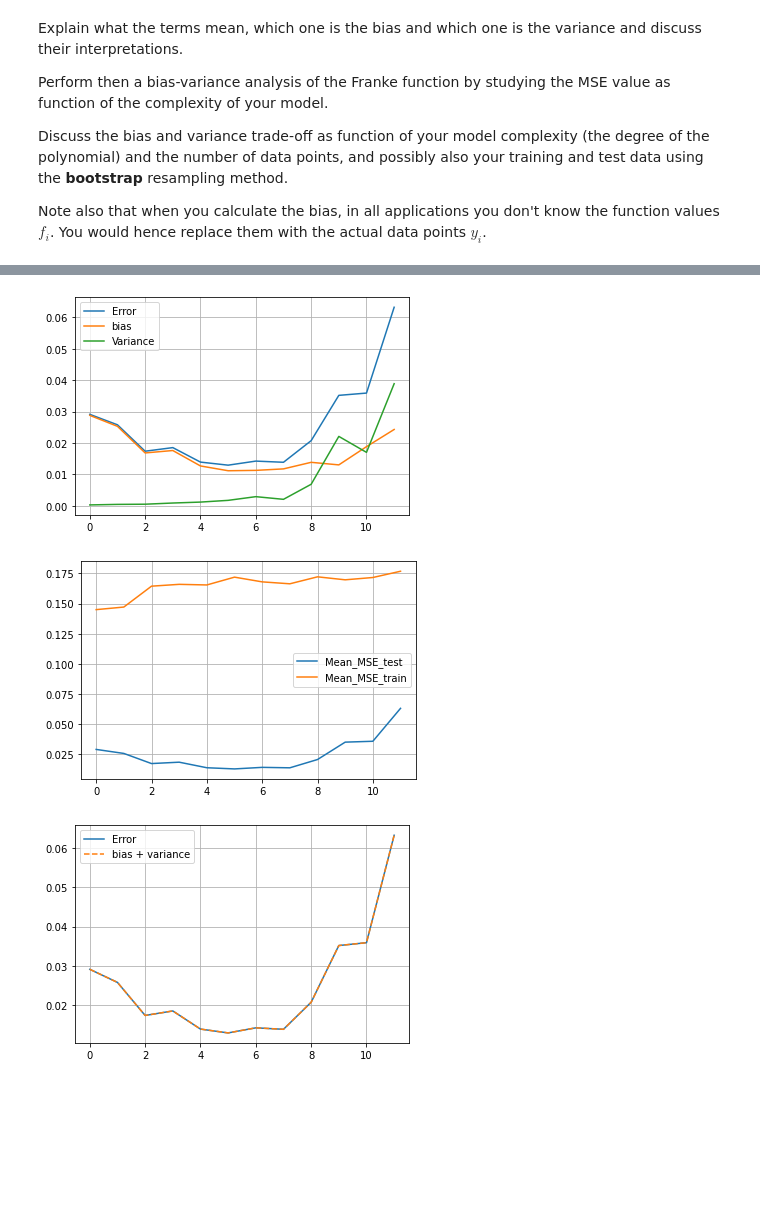
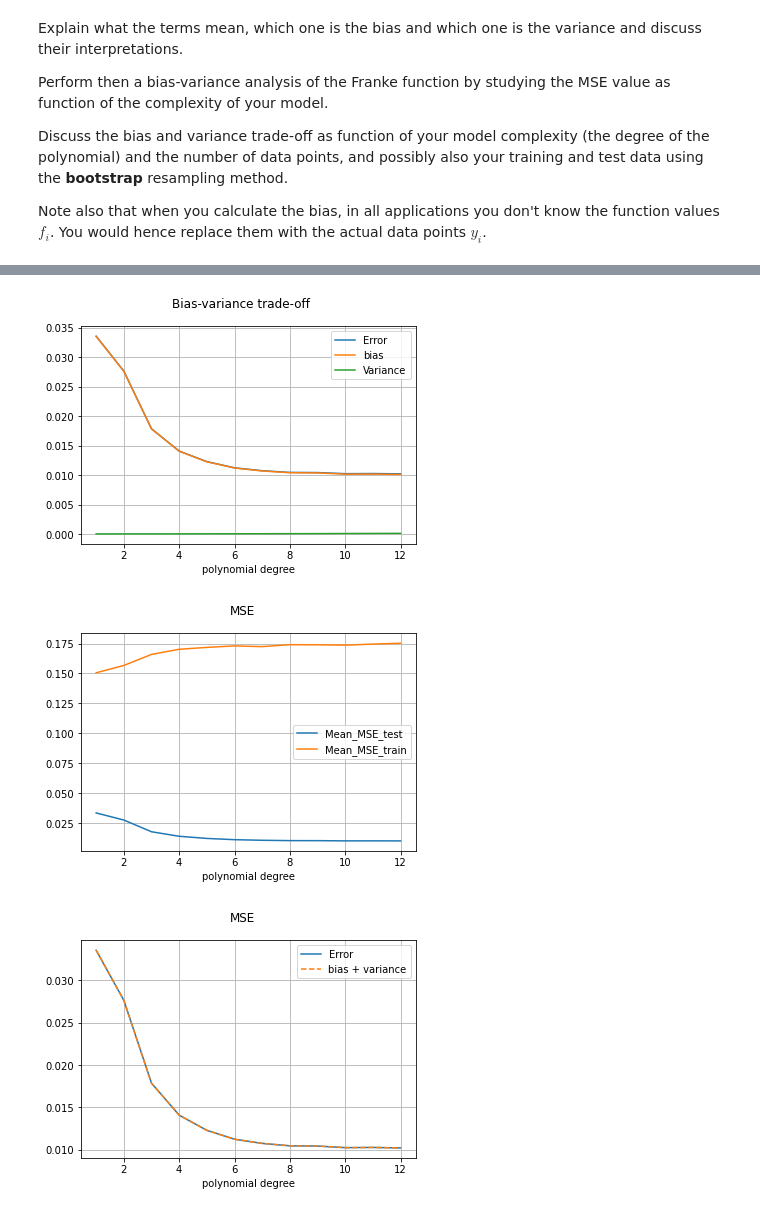
Before and after one commit to paulgiraudIMT/Projects, a Jupyter notebook: Project1/Exercice_2.ipynb, the cells around one changed output, grey strips where cells are left out. Cells and saved outputs as stored; diff of their text form; code cells hidden in the pictures; blank space fills up the shorter version.

```diff
--- a/Project1/Exercice_2.ipynb
+++ b/Project1/Exercice_2.ipynb
@@ -105,21 +106,27 @@ def R2(y_data, y_model):
 # %%
 ################# Parameters #################
 
-n = 20  #number of data
+n = 100  #number of data
 n_bootstraps = 20 #number of boostraps
 polynomial = 12 #polynomial degree
 
 #############################################
 
+
+#Set up the data
 x = np.linspace(0, 1, n)
 y = np.linspace(0, 1, n)
 x, y = np.meshgrid(x, y)
 z = FrankeFunctionWithNoise(x, y)
 
-
 x_y = np.empty((len(x)*len(x), 2))
 x_y[:, 0] = x.ravel()
 x_y[:, 1] = y.ravel()
+
+#Scale the data
+scaler = StandardScaler()
+scaler.fit(x_y)
+x_y = scaler.transform(x_y)
 x_y_train, x_y_test, z_train, z_test = train_test_split(x_y, z.ravel(), test_size=0.2)
 
 
@@ -128,56 +135,69 @@ bias = np.zeros(polynomial)
 variance = np.zeros(polynomial)
 MSE = np.zeros(polynomial)
 
+list_degree = range(1, polynomial+1)
 
-polydegree = np.zeros(polynomial)
 train_error = np.zeros(polynomial)
 
-for degree in range(polynomial):
 
+#for each polynomial degree
+for degree in list_degree:
+
+    #set up our predictions
     pred_test = np.empty((z_test.shape[0], n_bootstraps))
     pred_train = np.empty((z_train.shape[0], n_bootstraps))
 
+    #for each boostrops we are computing the design matrix and beta in order to get our predictions
     for i in range(n_bootstraps):
 
         x_y_, z_ = resample(x_y_train, z_train)
-        X_train = create_X(x_y_[:, 0], x_y_[:, 1], degree + 1)
-        X_test = create_X(x_y_test[:, 0], x_y_test[:, 1], degree + 1)
+        X_train = create_X(x_y_[:, 0], x_y_[:, 1], degree)
+        X_test = create_X(x_y_test[:, 0], x_y_test[:, 1], degree)
         beta = np.linalg.pinv(X_train.T.dot(X_train)).dot(X_train.T).dot(z_)
         pred_test[:, i] = X_test @ beta
         pred_train[:, i] = X_train @ beta
 
-    polydegree[degree] = degree
-    error[degree] = np.mean( np.mean((z_test.reshape(z_test.shape[0], 1) - pred_test)**2, axis=1, keepdims=True) )
-    bias[degree] = np.mean((z_test.reshape(z_test.shape[0], 1) - np.mean(pred_test, axis=1, keepdims=True)) ** 2)
-    variance[degree] = np.mean(np.var(pred_test, axis=1, keepdims=True))
-    MSE[degree] = np.mean( np.mean((z_train.reshape(z_train.shape[0], 1) - pred_train)**2, axis=1, keepdims=True) )
+    #Compute the mean of the MSE, bias and variance
+    indice = degree-1
+    error[indice] = np.mean( np.mean((z_test.reshape(z_test.shape[0], 1) - pred_test)**2, axis=1, keepdims=True) )
+    bias[indice] = np.mean((z_test.reshape(z_test.shape[0], 1) - np.mean(pred_test, axis=1, keepdims=True)) ** 2)
+    variance[indice] = np.mean(np.var(pred_test, axis=1, keepdims=True))
+    MSE[indice] = np.mean( np.mean((z_train.reshape(z_train.shape[0], 1) - pred_train)**2, axis=1, keepdims=True) )
 
-    print('Polynomial degree:', degree + 1)
-    print('Error:', error[degree])
-    print('Bias^2:', bias[degree])
-    print('Var:', variance[degree])
-    print('{} >= {} + {} = {}'.format(error[degree], bias[degree], variance[degree], bias[degree]+variance[degree]))
+    print('Polynomial degree:', degree)
+    print('Error:', error[indice])
+    print('Bias^2:', bias[indice])
+    print('Var:', variance[indice])
+    print('{} >= {} + {} = {}'.format(error[indice], bias[indice], variance[indice], bias[indice]+variance[indice]))
     print("\n\n")
 
 
 
-
+#plot the bias-variance trade-off
 plt.figure("Bias-variance trade-off ")
-plt.plot(polydegree, error, label='Error')
-plt.plot(polydegree, bias, label='bias')
-plt.plot(polydegree, variance, label='Variance')
+plt.suptitle("Bias-variance trade-off ")
+plt.plot(list_degree, error, label='Error')
+plt.plot(list_degree, bias, label='bias')
+plt.plot(list_degree, variance, label='Variance')
+plt.xlabel("polynomial degree")
 plt.legend()
 plt.grid()
 
+#plot the MSE train and test
 plt.figure("MSE")
-plt.plot(polydegree, error, label='Mean_MSE_test')
-plt.plot(polydegree, MSE, label='Mean_MSE_train')
+plt.suptitle("MSE")
+plt.plot(list_degree, error, label='Mean_MSE_test')
+plt.plot(list_degree, MSE, label='Mean_MSE_train')
+plt.xlabel("polynomial degree")
 plt.legend()
 plt.grid()
 
+#plot the bias-variance trade-off
 plt.figure("Bias + variance")
-plt.plot(polydegree, error, label='Error')
-plt.plot(polydegree, bias + variance, '--', label='bias + variance')
+plt.suptitle("MSE")
+plt.plot(list_degree, error, label='Error')
+plt.plot(list_degree, bias + variance, '--', label='bias + variance')
+plt.xlabel("polynomial degree")
 plt.legend()
 plt.grid()
 
@@ -203,3 +223,3 @@ Var: 0.038875972615722516
-[figure, old version]
+[figure, new version]
-[figure, old version]
+[figure, new version]
-[figure, old version]
+[figure, new version]
```
Also changed, not shown: parts of 2 cells of this notebook, 6 other files.
